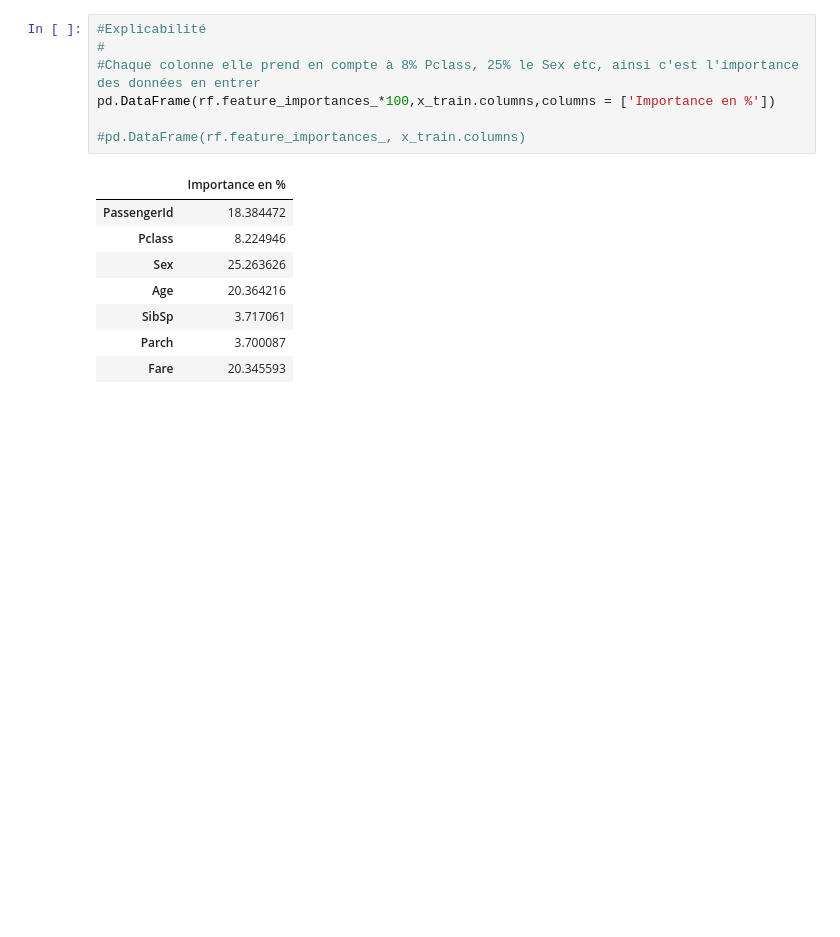
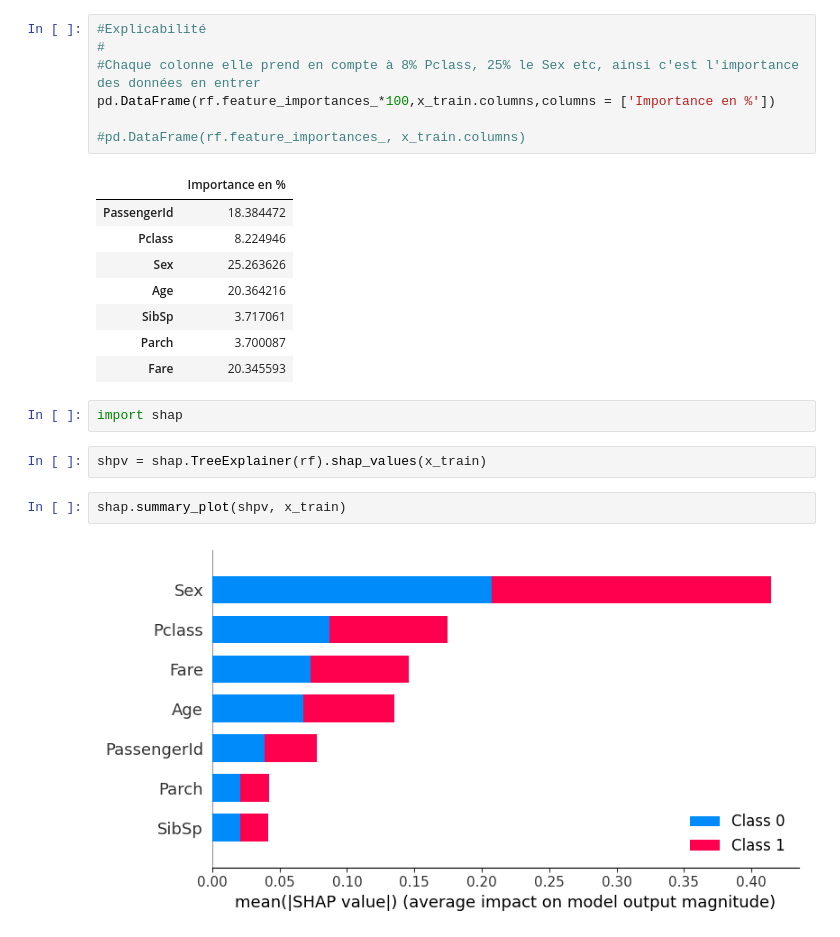
Before and after one commit to ldumay/esiee_2022_ia_tp_titanic, a Jupyter notebook: notebook_002.ipynb, the cells around one changed output. Drawn from its saved outputs; the diff is of its cells as text; blank space fills up the shorter version.

```diff
--- a/notebook_002.ipynb
+++ b/notebook_002.ipynb
@@ -146,3 +146,11 @@ pd.DataFrame(rf.feature_importances_*100,x_train.columns,columns = ['Importance
 | SibSp | 3.717061 |
 | Parch | 3.700087 |
 | Fare | 20.345593 |
+# %%
+import shap
+# %%
+shpv = shap.TreeExplainer(rf).shap_values(x_train)
+# %%
+shap.summary_plot(shpv, x_train)
+# %% [output]
+[figure, added]
```
Also changed, not shown: 1 other file.
